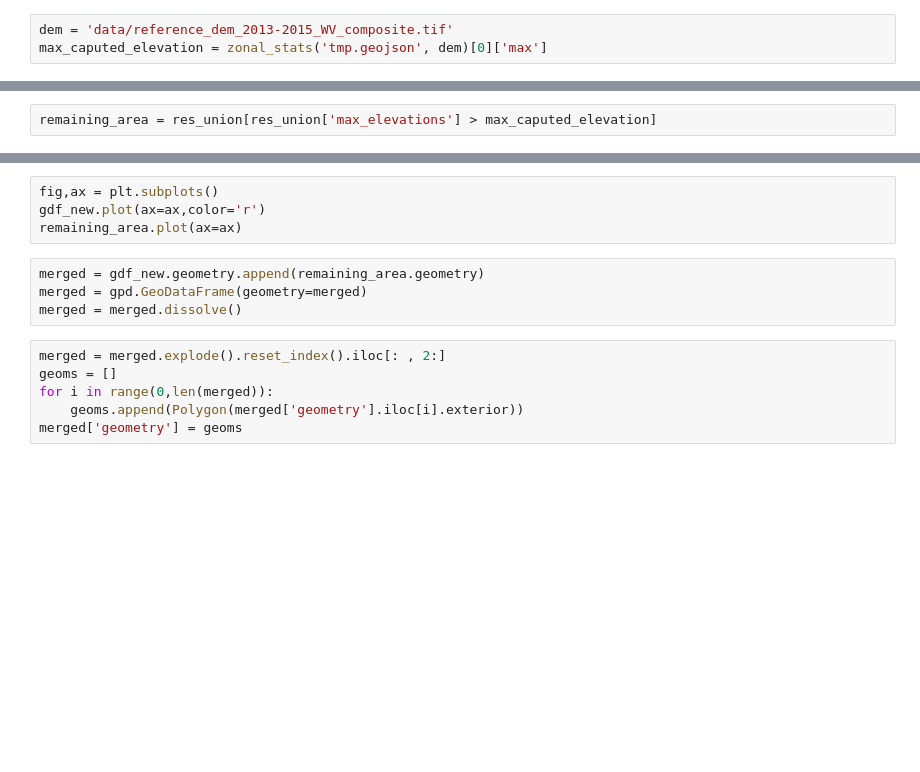
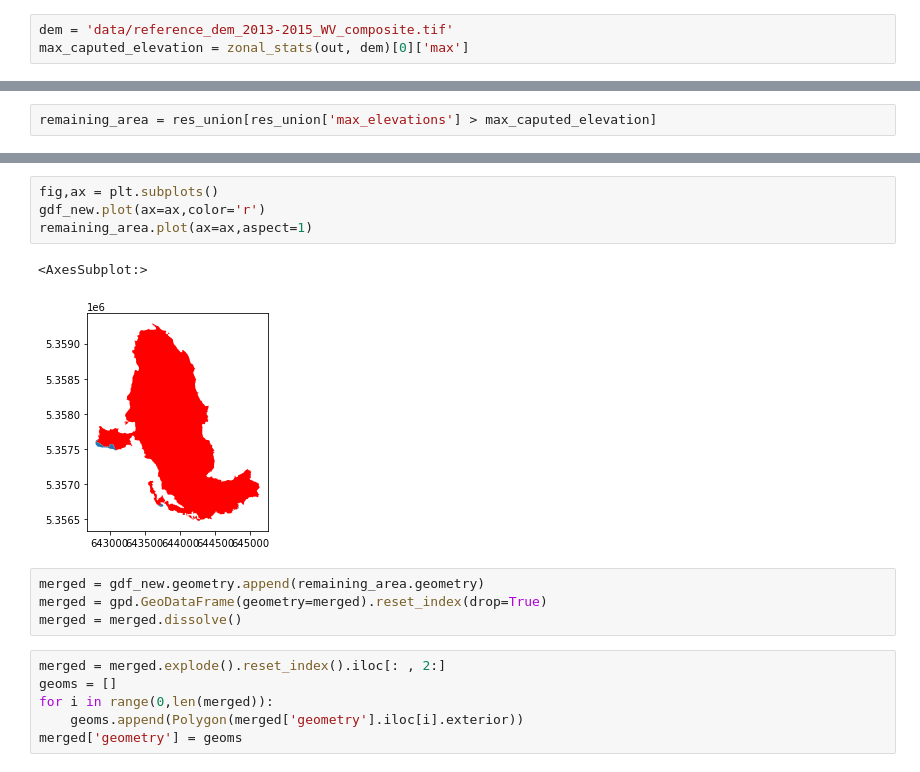
Before and after one commit to friedrichknuth/glacierpoly, a Jupyter notebook: notebooks/edge_detection_glacier_delineation.ipynb, the cells around one changed output, grey strips where cells are left out. Cells and saved outputs as stored; diff of their text form; blank space fills up the shorter version.

```diff
--- a/notebooks/edge_detection_glacier_delineation.ipynb
+++ b/notebooks/edge_detection_glacier_delineation.ipynb
@@ -273,7 +385,7 @@ dod
 #### get max elevation in detected glacierized area
 # %%
 dem = 'data/reference_dem_2013-2015_WV_composite.tif'
-max_caputed_elevation = zonal_stats('tmp.geojson', dem)[0]['max']
+max_caputed_elevation = zonal_stats(out, dem)[0]['max']
 # %% [markdown]
 #### find areas in existing glacier polygon above max captured elevation
 # %%
@@ -295,10 +414,13 @@ remaining_area = res_union[res_union['max_elevations'] > max_caputed_elevation]
 # %%
 fig,ax = plt.subplots()
 gdf_new.plot(ax=ax,color='r')
-remaining_area.plot(ax=ax)
+remaining_area.plot(ax=ax,aspect=1)
+# %% [output]
+<AxesSubplot:>
+[figure, added]
 # %%
 merged = gdf_new.geometry.append(remaining_area.geometry)
-merged = gpd.GeoDataFrame(geometry=merged)
+merged = gpd.GeoDataFrame(geometry=merged).reset_index(drop=True)
 merged = merged.dissolve()
 # %%
 merged = merged.explode().reset_index().iloc[: , 2:]
```
Also changed, not shown: parts of 37 cells of this notebook, 5 other files.
